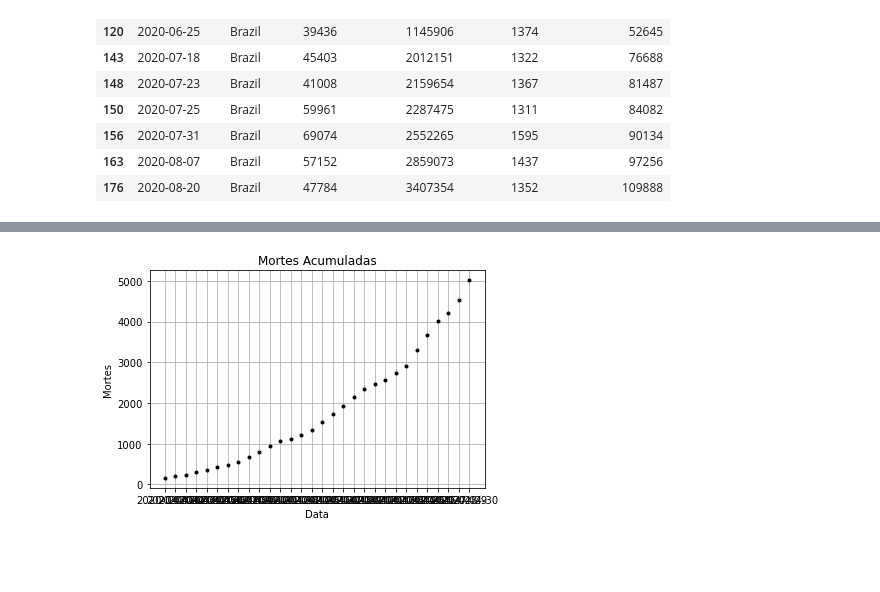
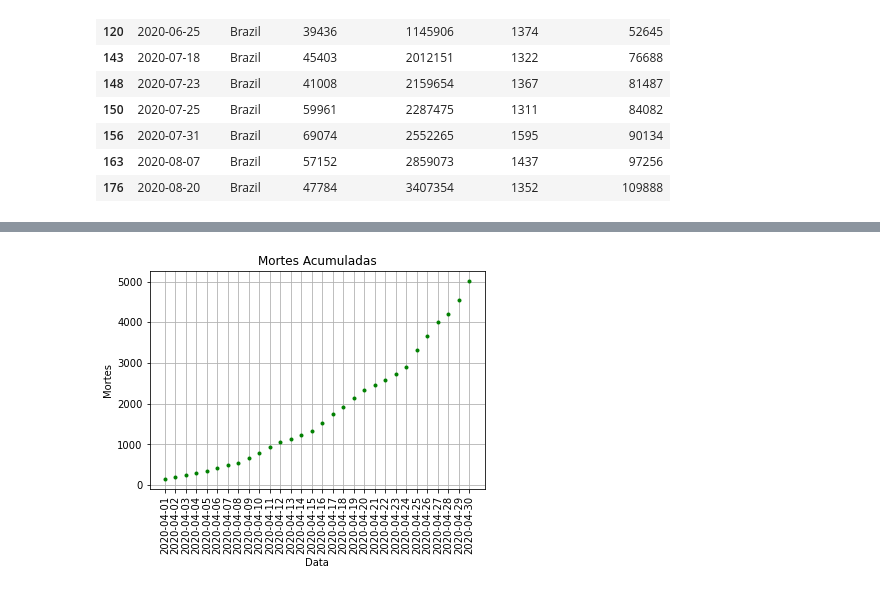
Before and after one commit to lucianogaldino/Analise-Covid19, a Jupyter notebook: Covid19.ipynb, the cells around one changed output, grey strips where cells are left out. Cells and saved outputs as stored; diff of their text form; code cells hidden in the pictures; blank space fills up the shorter version.

```diff
--- a/Covid19.ipynb
+++ b/Covid19.ipynb
@@ -144,10 +222,11 @@ april
 # %%
 plt.figure()
 plt.xlabel('Data')
 plt.ylabel('Mortes')
 plt.title('Mortes Acumuladas')
-plt.plot(april.Date,april.Cumulative_deaths, 'k.')
+plt.plot(april.Date,april.Cumulative_deaths, 'k.', c = 'green')
 plt.grid(True)
+plt.xticks(rotation=90)
 plt.show()
 # %% [output]
-[figure, old version]
+[figure, new version]
```
Also changed, not shown: parts of 31 cells of this notebook.
